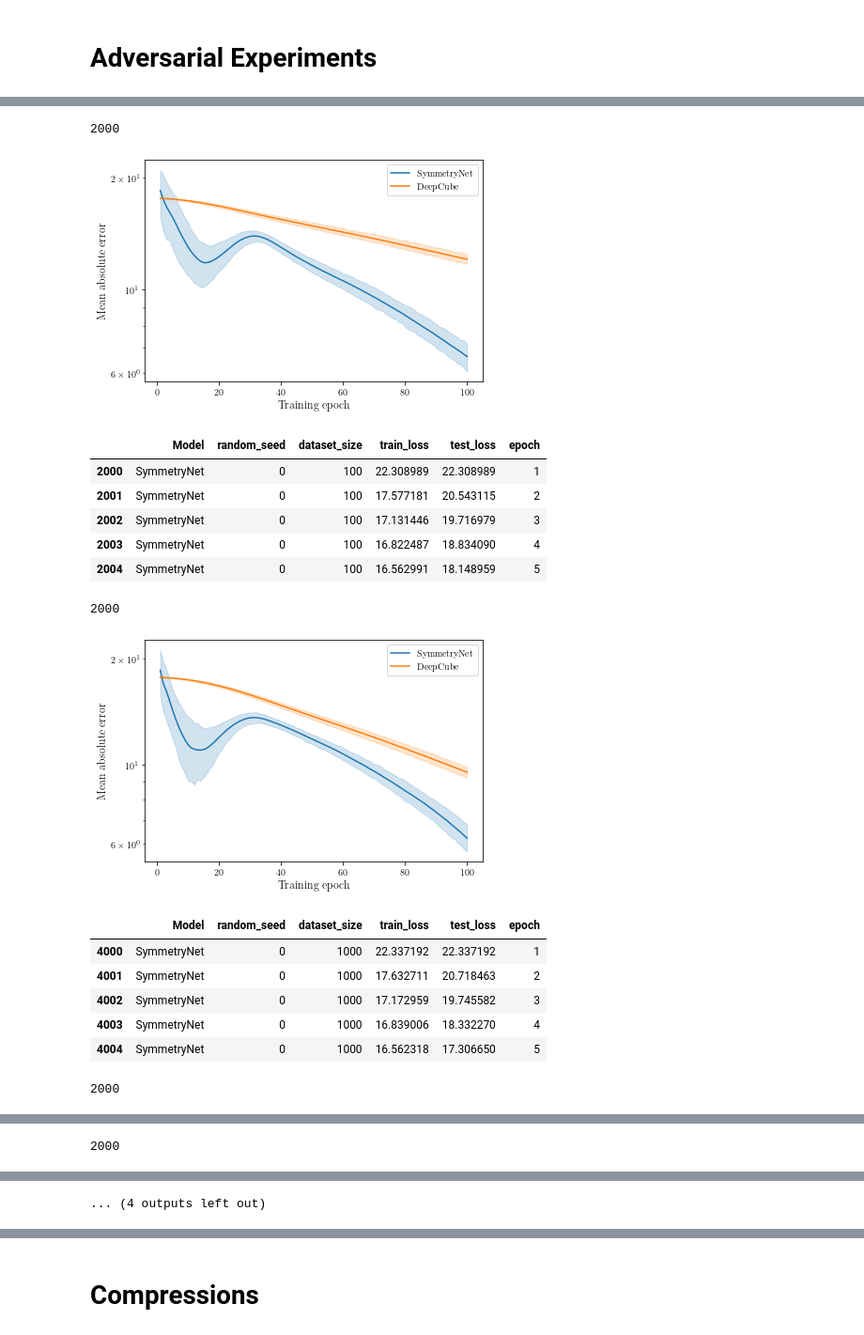
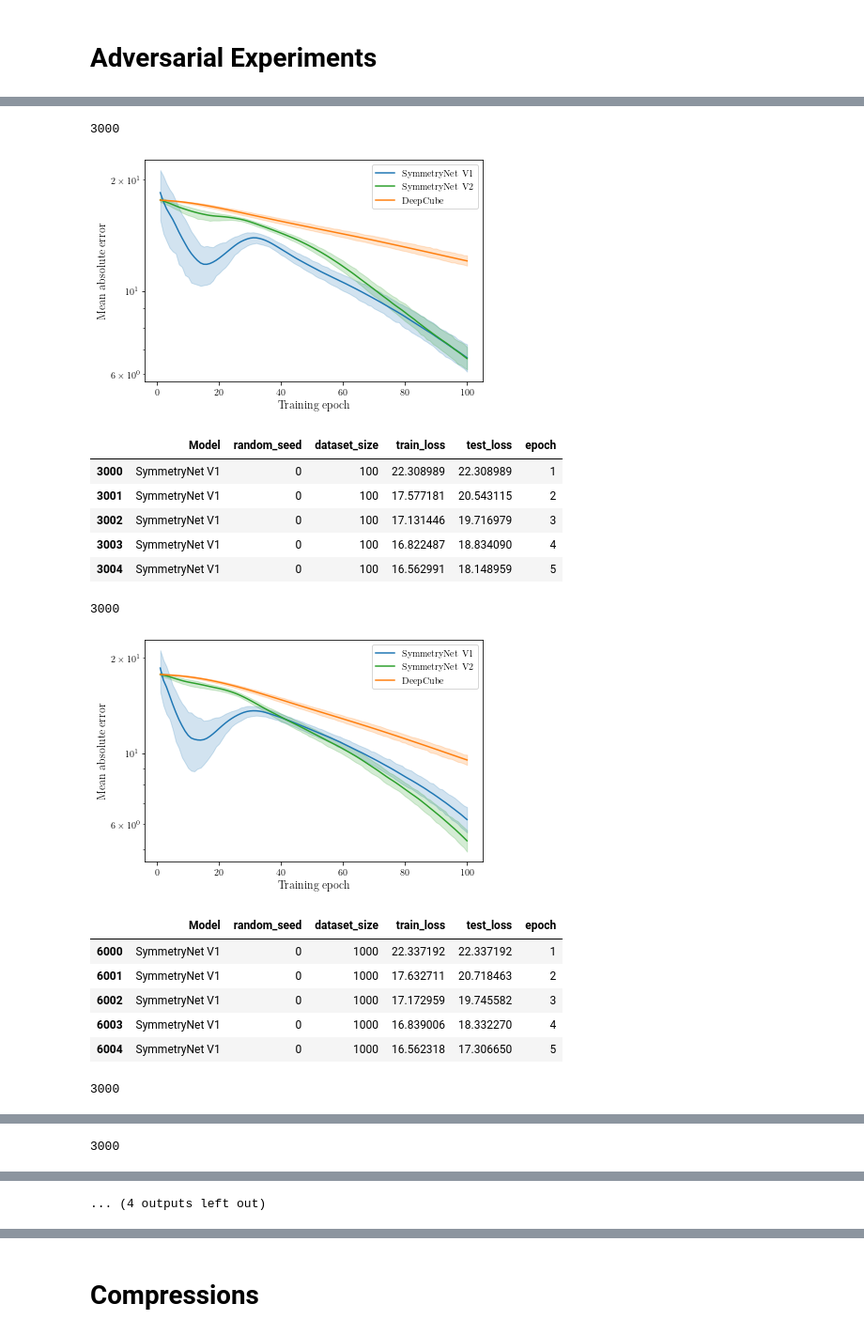
Before and after one commit to martin-krutsky/rubik-dl-symmetries, a Jupyter notebook: analyzeResults.ipynb, the cells around one changed output, grey strips where cells are left out. Shown at 94% size. Cells and saved outputs as stored; diff of their text form; code cells hidden in the pictures.

```diff
--- a/analyzeResults.ipynb
+++ b/analyzeResults.ipynb
@@ -178,7 +189,7 @@ for test_size in test_sizes:
     df_test_size = df[(df['test_size'] == test_size)] # & (df['epoch'] % 10 == 0)]
     display(df_test_size.head())
     print(len(df_test_size.index))
-    sns.lineplot(data=df_test_size, x="epoch", y="train_loss", hue="Model")
+    sns.lineplot(data=df_test_size, x="epoch", y="train_loss", hue="Model", palette=colors)
 #     plt.title(f'Convergence of MAE on train set, 10 random seeds, test size {test_size:0.1f}', fontsize=14)
     plt.title('')
     plt.yscale('log')
@@ -229,7 +240,7 @@ for test_size in test_sizes:
 for test_size in test_sizes:
     df_test_size = df[(df['test_size'] == test_size)]  # & (df['epoch'] % 10 == 0)]
     print(df_test_size.iloc[-1])
-    sns.lineplot(data=df_test_size, x="epoch", y="test_loss", hue="Model")
+    sns.lineplot(data=df_test_size, x="epoch", y="test_loss", hue="Model", palette=colors)
 #     plt.title(f'Convergence of MAE on test set, 10 random seeds, test size {test_size:0.1f}', fontsize=14)
     plt.title('')
     plt.yscale('log')
@@ -398,7 +408,7 @@ plt.clf()
 # Adversarial Experiments
 # %%
 DATASET = 'kociemba'
-models = ['SymEqNet_adv', 'ResNet_adv']
+models = ['SymEqNet_adv', 'GENNet_adv', 'ResNet_adv']
 TEST_SIZE = '47.0'
 # %%
 dataset_sizes = [10,100,1000,10000,100000]
@@ -512,7 +529,7 @@ for dataset_size in dataset_sizes:
     df_dataset_size = df[(df['dataset_size'] == dataset_size)] # & (df['epoch'] % 10 == 0)]
     display(df_dataset_size.head())
     print(len(df_dataset_size.index))
-    sns.lineplot(data=df_dataset_size, x="epoch", y="train_loss", hue="Model")
+    sns.lineplot(data=df_dataset_size, x="epoch", y="train_loss", hue="Model", palette=colors)
     plt.title('')
     plt.title(f'Convergence of MAE on train set, 10 random seeds, dataset size {dataset_size}', fontsize=14)
     plt.yscale('log')
@@ -565,7 +582,7 @@ for dataset_size in dataset_sizes:
     df_dataset_size = df[(df['dataset_size'] == dataset_size)] # & (df['epoch'] % 10 == 0)]
     display(df_dataset_size.head())
     print(len(df_dataset_size.index))
-    sns.lineplot(data=df_dataset_size, x="epoch", y="test_loss", hue="Model")
+    sns.lineplot(data=df_dataset_size, x="epoch", y="test_loss", hue="Model", palette=colors)
 #     plt.title(f'Convergence of MAE on test set, 10 random seeds, dataset size {dataset_size}', fontsize=14)
     plt.title('')
     plt.yscale('log')
@@ -588,17 +605,17 @@ for dataset_size in dataset_sizes:
-2000
+3000
-[figure, old version]
+[figure, new version]
 |  | Model | random_seed | dataset_size | train_loss | test_loss | epoch |
-| 2000 | SymmetryNet | 0 | 100 | 22.308989 | 22.308989 | 1 |
-| 2001 | SymmetryNet | 0 | 100 | 17.577181 | 20.543115 | 2 |
-| 2002 | SymmetryNet | 0 | 100 | 17.131446 | 19.716979 | 3 |
-| 2003 | SymmetryNet | 0 | 100 | 16.822487 | 18.834090 | 4 |
-| 2004 | SymmetryNet | 0 | 100 | 16.562991 | 18.148959 | 5 |
+| 3000 | SymmetryNet V1 | 0 | 100 | 22.308989 | 22.308989 | 1 |
+| 3001 | SymmetryNet V1 | 0 | 100 | 17.577181 | 20.543115 | 2 |
+| 3002 | SymmetryNet V1 | 0 | 100 | 17.131446 | 19.716979 | 3 |
+| 3003 | SymmetryNet V1 | 0 | 100 | 16.822487 | 18.834090 | 4 |
+| 3004 | SymmetryNet V1 | 0 | 100 | 16.562991 | 18.148959 | 5 |
-2000
+3000
-[figure, old version]
+[figure, new version]
 |  | Model | random_seed | dataset_size | train_loss | test_loss | epoch |
-| 4000 | SymmetryNet | 0 | 1000 | 22.337192 | 22.337192 | 1 |
-| 4001 | SymmetryNet | 0 | 1000 | 17.632711 | 20.718463 | 2 |
-| 4002 | SymmetryNet | 0 | 1000 | 17.172959 | 19.745582 | 3 |
-| 4003 | SymmetryNet | 0 | 1000 | 16.839006 | 18.332270 | 4 |
-| 4004 | SymmetryNet | 0 | 1000 | 16.562318 | 17.306650 | 5 |
+| 6000 | SymmetryNet V1 | 0 | 1000 | 22.337192 | 22.337192 | 1 |
+| 6001 | SymmetryNet V1 | 0 | 1000 | 17.632711 | 20.718463 | 2 |
+| 6002 | SymmetryNet V1 | 0 | 1000 | 17.172959 | 19.745582 | 3 |
+| 6003 | SymmetryNet V1 | 0 | 1000 | 16.839006 | 18.332270 | 4 |
+| 6004 | SymmetryNet V1 | 0 | 1000 | 16.562318 | 17.306650 | 5 |
-2000
+3000
@@ -612 +629 @@ for dataset_size in dataset_sizes:
-2000
+3000
```
Also changed, not shown: parts of 86 cells of this notebook, 13 other files.
